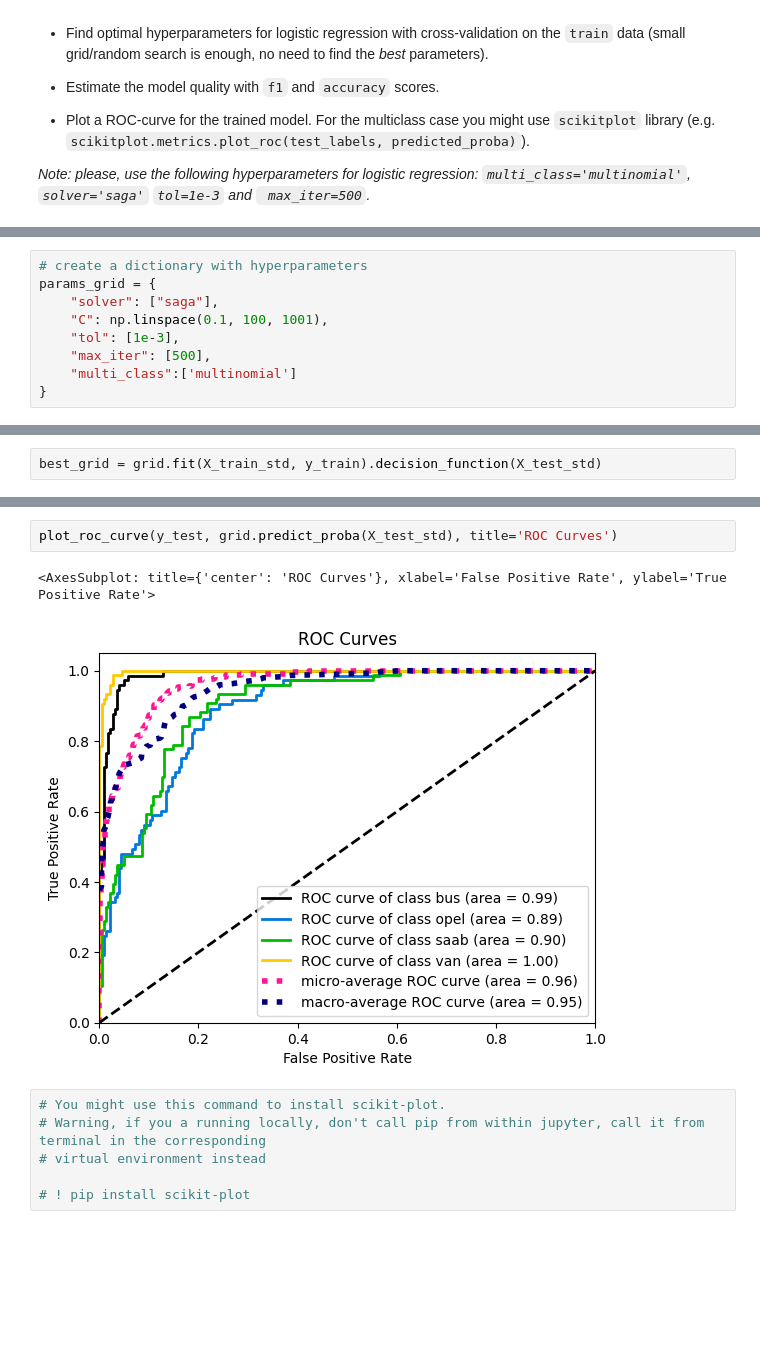
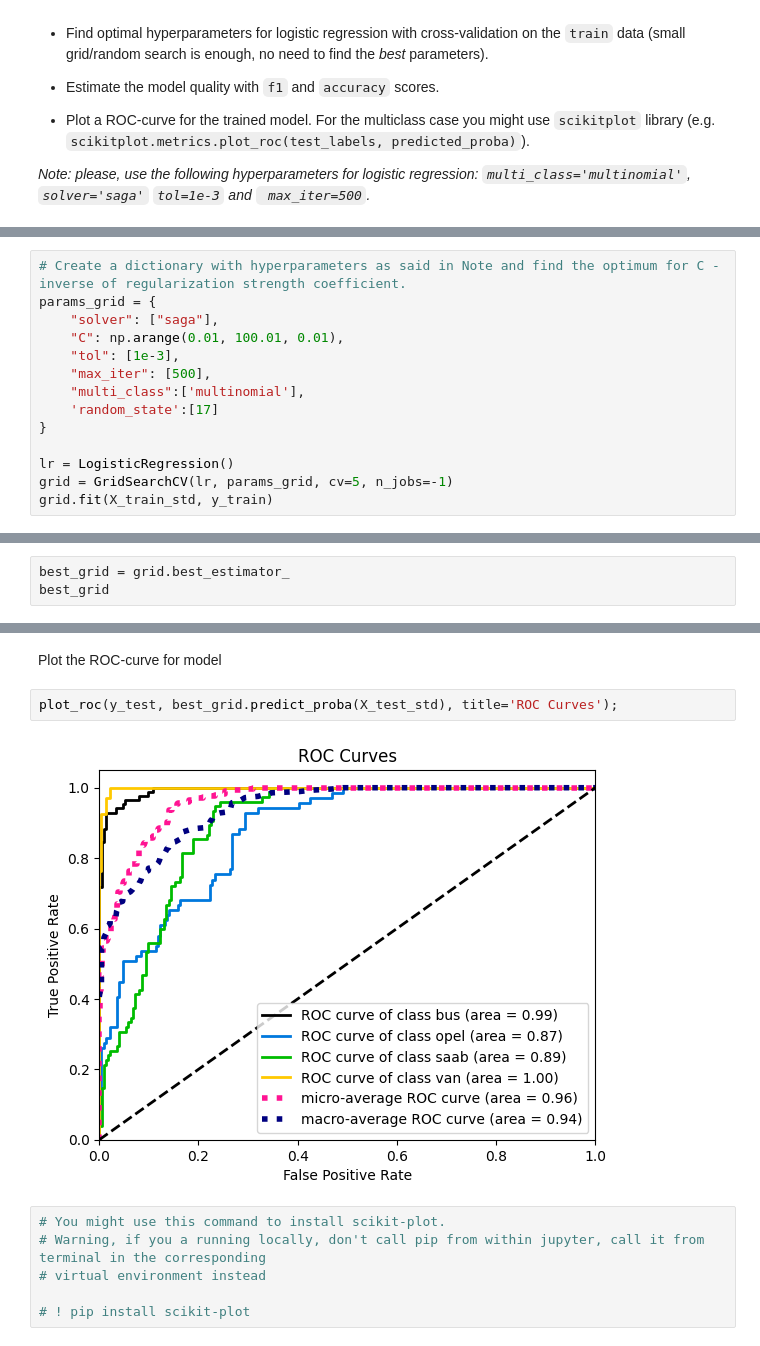
Before and after one commit to KirillStarodubovVR/ml-course, a Jupyter notebook: homeworks_basic/Lab1_ML_pipeline_and_SVM/Lab1_part2_ml_pipeline.ipynb, the cells around one changed output, grey strips where cells are left out. Cells and saved outputs as stored; diff of their text form; blank space fills up the shorter version.

```diff
--- a/homeworks_basic/Lab1_ML_pipeline_and_SVM/Lab1_part2_ml_pipeline.ipynb
+++ b/homeworks_basic/Lab1_ML_pipeline_and_SVM/Lab1_part2_ml_pipeline.ipynb
@@ -145,9 +150,14 @@ from scikitplot.metrics import plot_roc_curve
 # %%
-# create a dictionary with hyperparameters
+# Create a dictionary with hyperparameters as said in Note and find the optimum for C - inverse of regularization strength coefficient.
 params_grid = {
     "solver": ["saga"],
-    "C": np.linspace(0.1, 100, 1001),
+    "C": np.arange(0.01, 100.01, 0.01),
     "tol": [1e-3],
     "max_iter": [500],
-    "multi_class":['multinomial']
+    "multi_class":['multinomial'],
+    'random_state':[17]
 }
+
+lr = LogisticRegression()
+grid = GridSearchCV(lr, params_grid, cv=5, n_jobs=-1)
+grid.fit(X_train_std, y_train)
@@ -157,2 +170,0 @@ grid = GridSearchCV(lr, params_grid, cv=5, n_jobs=-1)
-# %%
-best_grid = grid.fit(X_train_std, y_train).decision_function(X_test_std)
@@ -158,0 +173,3 @@ best_grid = grid.fit(X_train_std, y_train).decision_function(X_test_std)
+# %%
+best_grid = grid.best_estimator_
+best_grid
@@ -182,8 +217,9 @@ weighted avg       0.78      0.79      0.78       297
+# %% [markdown]
+Plot the ROC-curve for model
 # %%
-plot_roc_curve(y_test, grid.predict_proba(X_test_std), title='ROC Curves')
+plot_roc(y_test, best_grid.predict_proba(X_test_std), title='ROC Curves');
 # %% [output]
-<AxesSubplot: title={'center': 'ROC Curves'}, xlabel='False Positive Rate', ylabel='True Positive Rate'>
-[figure, old version]
+[figure, new version]
 # %%
 # You might use this command to install scikit-plot.
 # Warning, if you a running locally, don't call pip from within jupyter, call it from terminal in the corresponding
```
Also changed, not shown: parts of 87 cells of this notebook, 7 other files.
